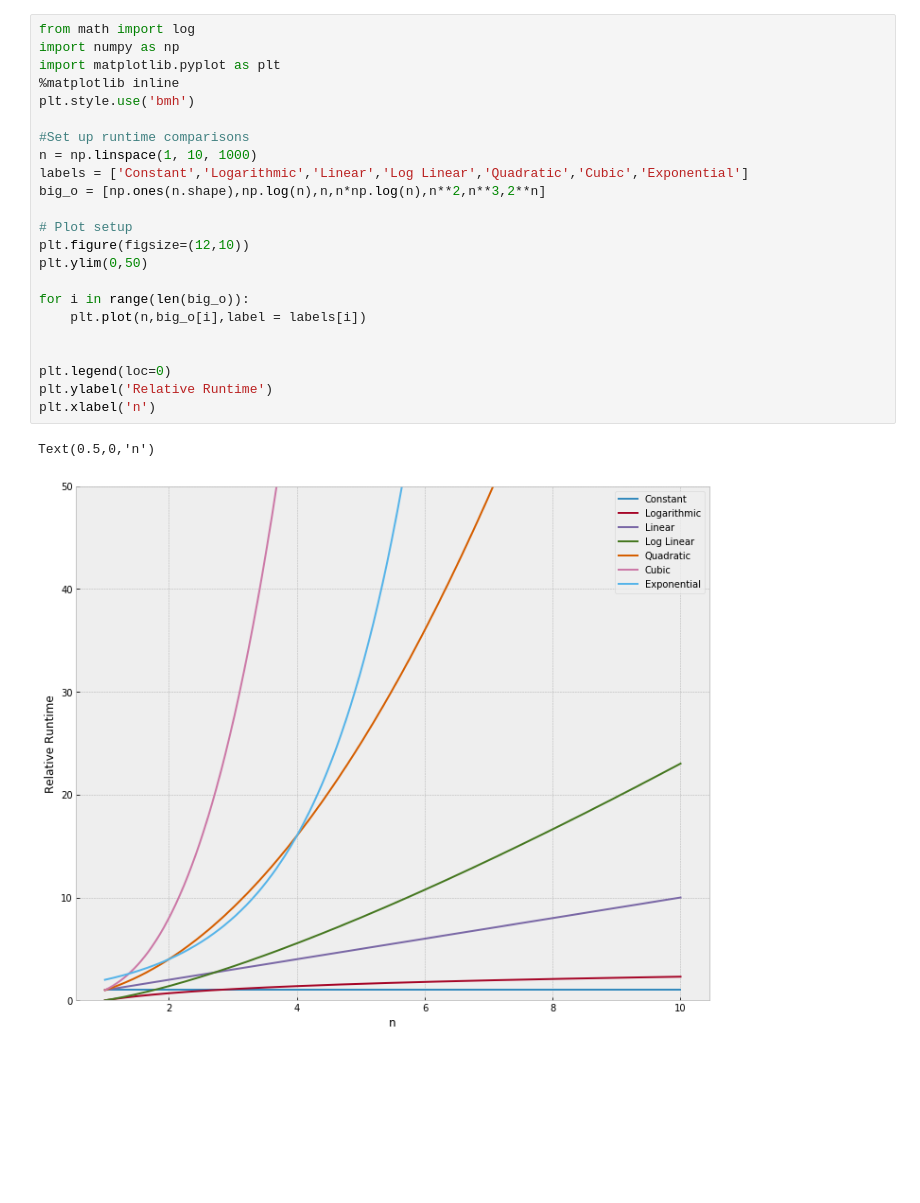
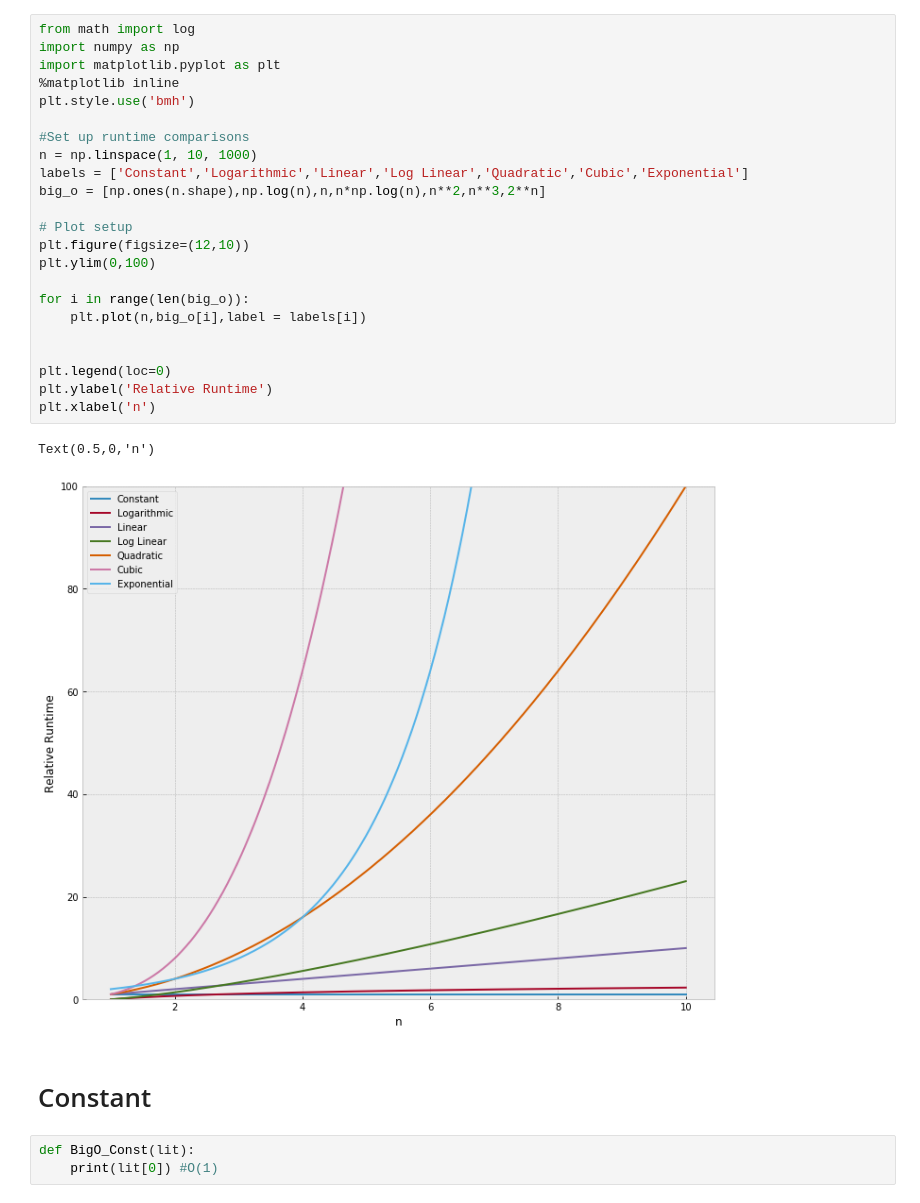
Before and after one commit to t4cgbb/Data-Structure, a Jupyter notebook: bigO.ipynb, the cells around one changed output. Saved outputs shown, nothing was run; the diff lists cells and outputs as text; blank space fills up the shorter version.

```diff
--- a/bigO.ipynb
+++ b/bigO.ipynb
@@ -1,26 +1,31 @@
 # %%
 from math import log
 import numpy as np
 import matplotlib.pyplot as plt
 %matplotlib inline
 plt.style.use('bmh')
 
 #Set up runtime comparisons
 n = np.linspace(1, 10, 1000)
 labels = ['Constant','Logarithmic','Linear','Log Linear','Quadratic','Cubic','Exponential']
 big_o = [np.ones(n.shape),np.log(n),n,n*np.log(n),n**2,n**3,2**n]
 
 # Plot setup
 plt.figure(figsize=(12,10))
-plt.ylim(0,50)
+plt.ylim(0,100)
 
 for i in range(len(big_o)):
     plt.plot(n,big_o[i],label = labels[i])
 
 
 plt.legend(loc=0)
 plt.ylabel('Relative Runtime')
 plt.xlabel('n')
 # %% [output]
 Text(0.5,0,'n')
-[figure, old version]
+[figure, new version]
+# %% [markdown]
+# Constant
+# %%
+def BigO_Const(lit):
+    print(lit[0]) #O(1)
```
Also changed, not shown: parts of 10 cells of this notebook.
